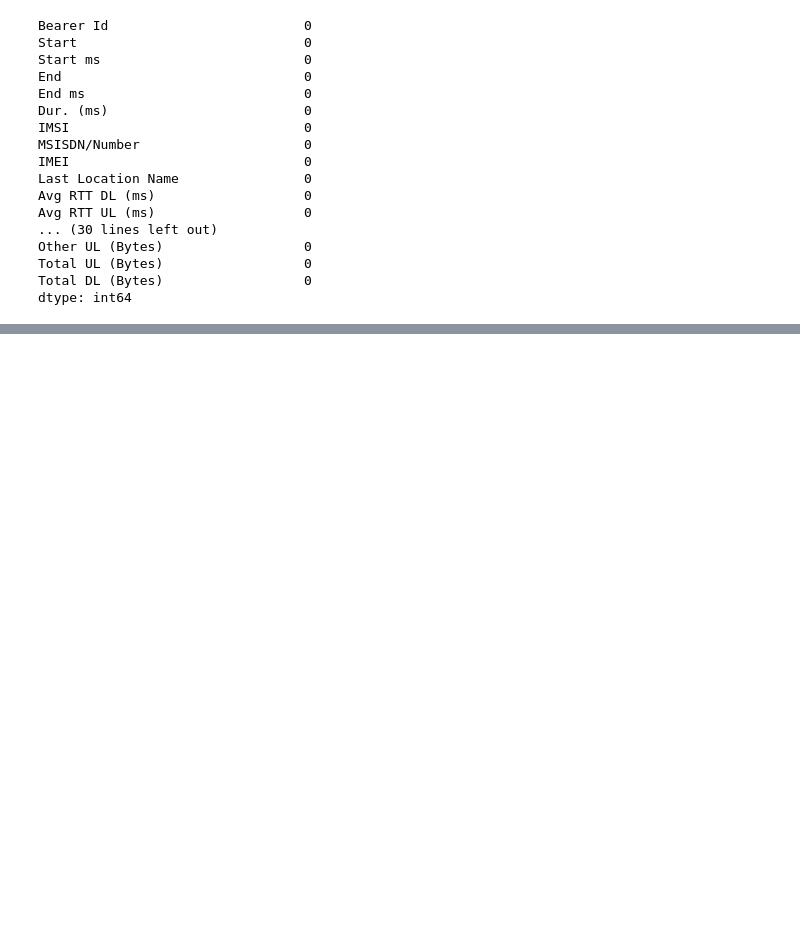
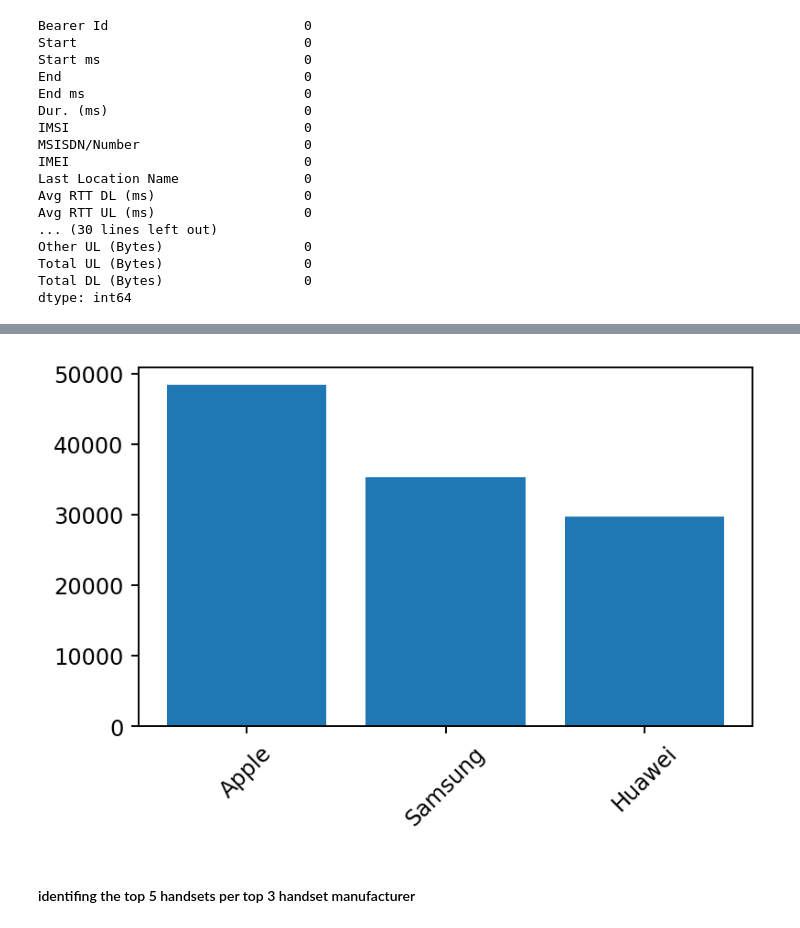
Before and after one commit to KutashiMA/Telecom_User_Analytics, a Jupyter notebook: User_Analytics.ipynb, the cells around one changed output, grey strips where cells are left out. Drawn from its saved outputs; the diff is of its cells as text; code cells hidden in the pictures; blank space fills up the shorter version.

```diff
--- a/User_Analytics.ipynb
+++ b/User_Analytics.ipynb
@@ -298,0 +366,4 @@ memory usage: 43.8+ MB
+# %%
+# checking top 3 handset manufacturers
+top_manufacturers = df_pp.groupby('Handset Manufacturer').agg({'Bearer Id': 'count'}).sort_values(by='Bearer Id', ascending=False)[:3]
+top_manufacturers
@@ -298,0 +376,13 @@ memory usage: 43.8+ MB
+# %%
+# Plot of top 3 handset manufacturers
+plt.figure(figsize = (5,3), dpi = 173)
+
+plt.bar(top_manufacturers.index, top_manufacturers['Bearer Id'])
+
+plt.xticks(rotation=45)
+
+plt.show()
+# %% [output]
+[figure, added]
+# %% [markdown]
+#### identifing the top 5 handsets per top 3 handset manufacturer
```
Also changed, not shown: parts of 64 cells of this notebook.
